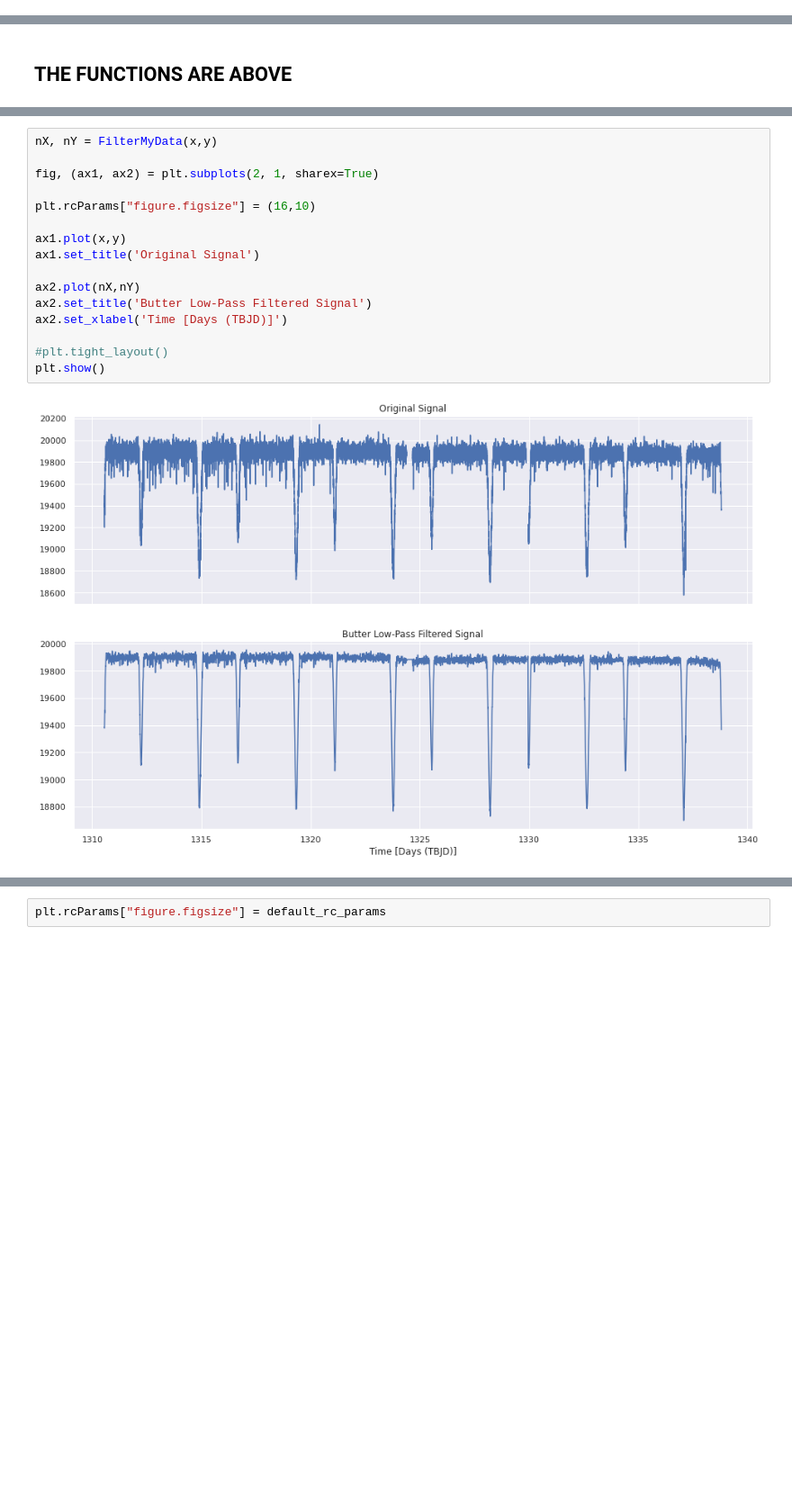
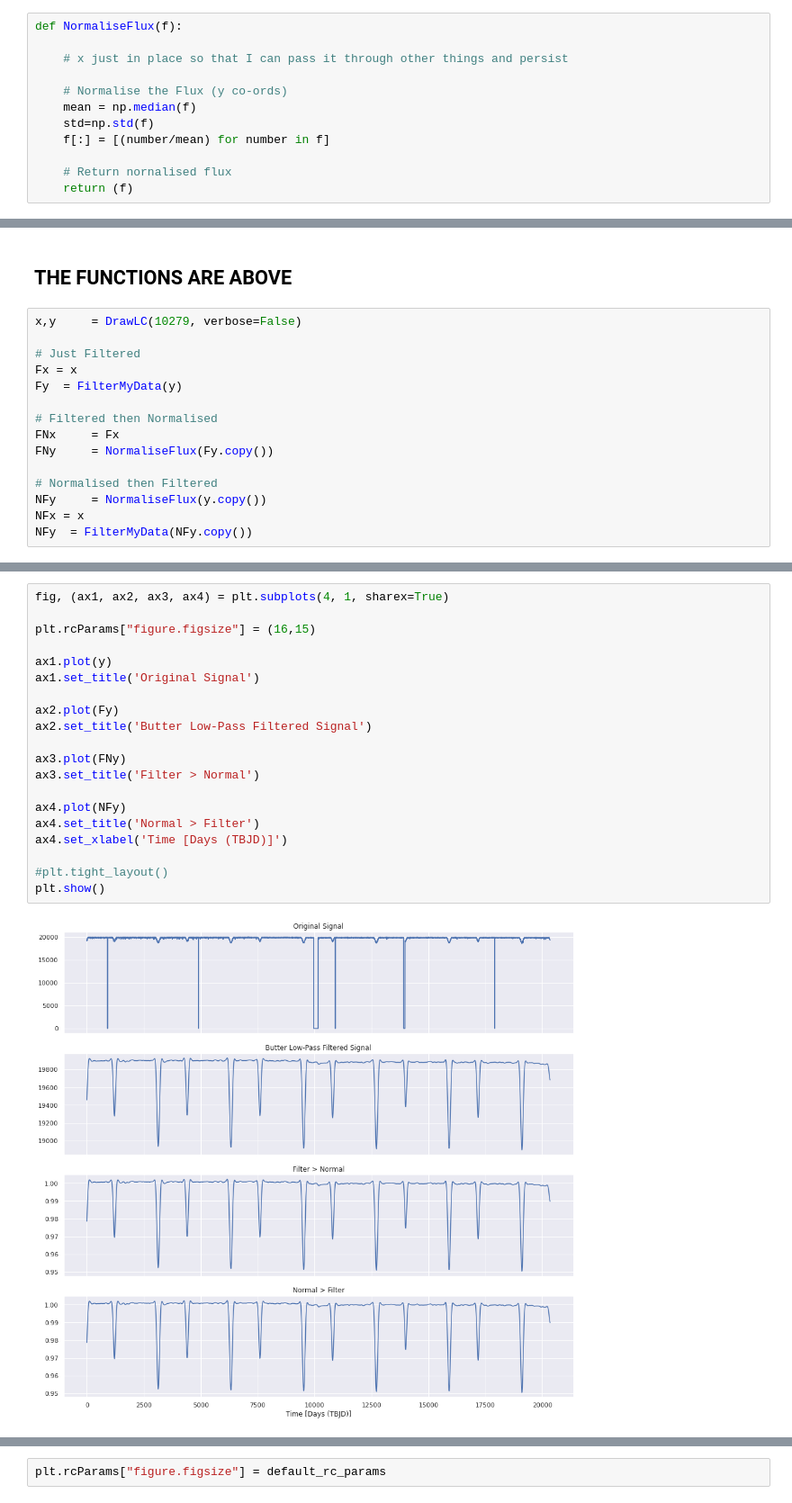
Before and after one commit to jdowzell/Thesis, a Jupyter notebook: 20211202 - Low Pass FUNCTION.ipynb, the cells around one changed output, grey strips where cells are left out. Shown at 90% size. Cells and saved outputs as stored; diff of their text form; blank space fills up the shorter version.

Commit message:
Keeping things up to date!

```diff
--- a/20211202 - Low Pass FUNCTION.ipynb
+++ b/20211202 - Low Pass FUNCTION.ipynb
@@ -141,0 +183,12 @@ def Every_Nth_Value(x,y,n):
+# %%
+def NormaliseFlux(f):
+
+    # x just in place so that I can pass it through other things and persist
+
+    # Normalise the Flux (y co-ords)
+    mean = np.median(f)
+    std=np.std(f)
+    f[:] = [(number/mean) for number in f]
+
+    # Return nornalised flux
+    return (f)
@@ -142,2 +235,17 @@ def Every_Nth_Value(x,y,n):
 # %% [markdown]
 ## THE FUNCTIONS ARE ABOVE
+# %%
+x,y     = DrawLC(10279, verbose=False)
+
+# Just Filtered
+Fx = x
+Fy  = FilterMyData(y)
+
+# Filtered then Normalised
+FNx     = Fx
+FNy     = NormaliseFlux(Fy.copy())
+
+# Normalised then Filtered
+NFy     = NormaliseFlux(y.copy())
+NFx = x
+NFy  = FilterMyData(NFy.copy())
@@ -144,18 +261,22 @@ def Every_Nth_Value(x,y,n):
 # %%
-nX, nY = FilterMyData(x,y)
+fig, (ax1, ax2, ax3, ax4) = plt.subplots(4, 1, sharex=True)
 
-fig, (ax1, ax2) = plt.subplots(2, 1, sharex=True)
+plt.rcParams["figure.figsize"] = (16,15)
 
-plt.rcParams["figure.figsize"] = (16,10)
-
-ax1.plot(x,y)
+ax1.plot(y)
 ax1.set_title('Original Signal')
 
-ax2.plot(nX,nY)
+ax2.plot(Fy)
 ax2.set_title('Butter Low-Pass Filtered Signal')
-ax2.set_xlabel('Time [Days (TBJD)]')
+
+ax3.plot(FNy)
+ax3.set_title('Filter > Normal')
+
+ax4.plot(NFy)
+ax4.set_title('Normal > Filter')
+ax4.set_xlabel('Time [Days (TBJD)]')
 
 #plt.tight_layout()
 plt.show()
 # %% [output]
-[figure, old version]
+[figure, new version]
```
Also changed, not shown: parts of 80 cells of this notebook, 17 other files.
